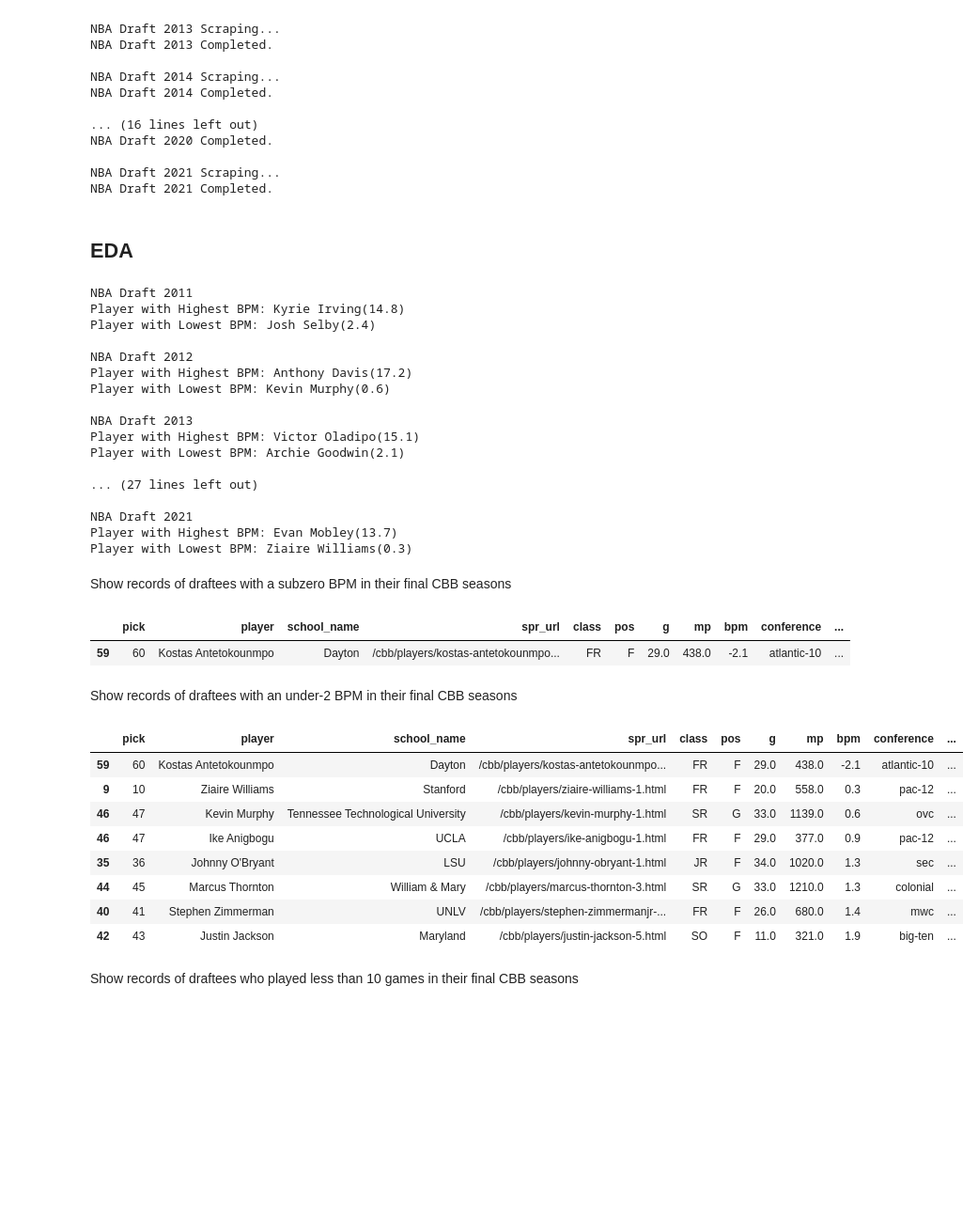
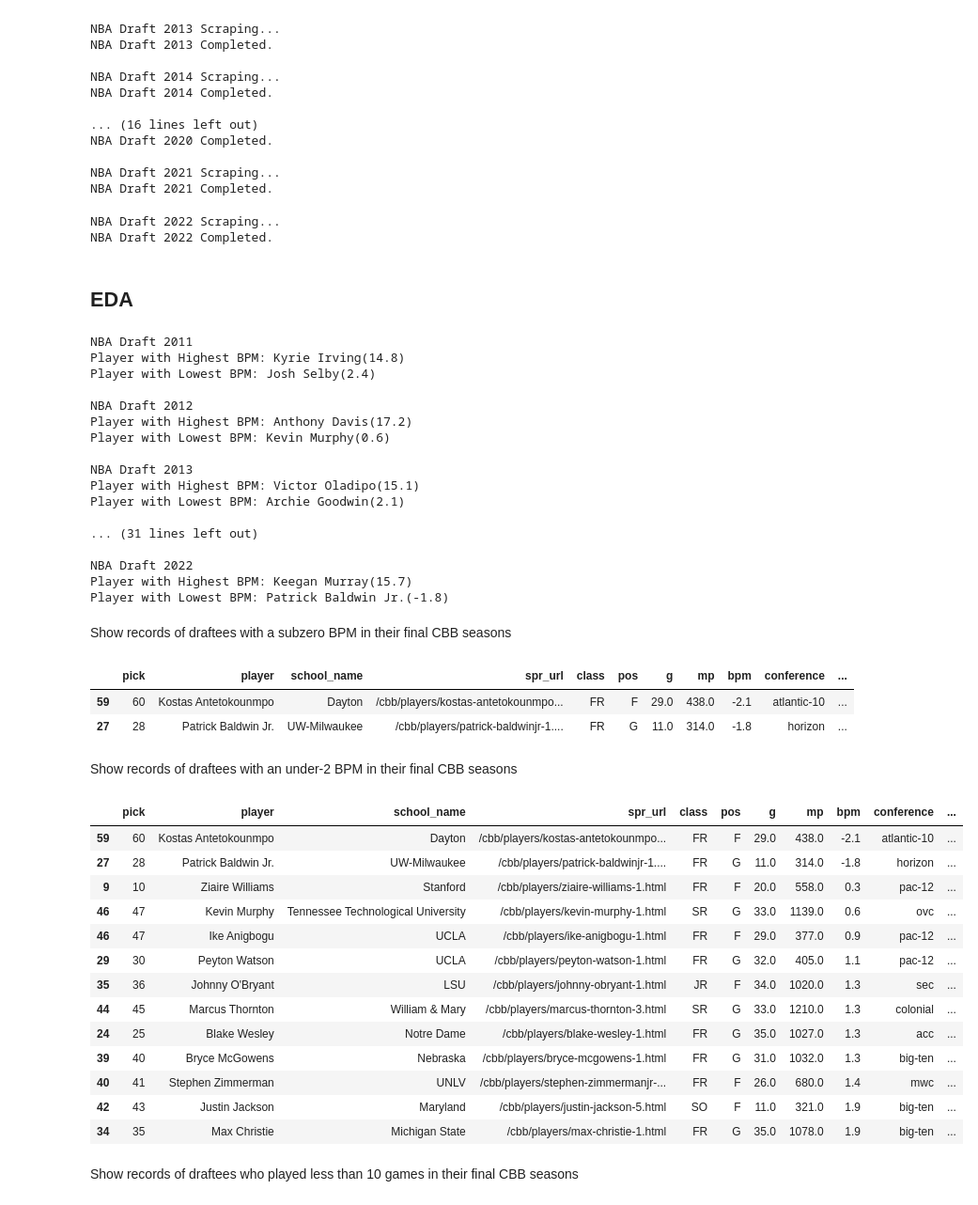
Before and after one commit to xulianrenzoku/cbb_china_players, a Jupyter notebook: nba_draft_bpm_lookup.ipynb, the cells around one changed output. Shown at 94% size. Drawn from its saved outputs; the diff is of its cells as text; code cells hidden in the pictures; blank space fills up the shorter version.

Commit message:
Update 2022 draft

```diff
--- a/nba_draft_bpm_lookup.ipynb
+++ b/nba_draft_bpm_lookup.ipynb
@@ -105,11 +105,17 @@ NBA Draft 2020 Completed.
 
 NBA Draft 2021 Scraping...
 NBA Draft 2021 Completed.
+# %%
+year = 2022
+get_draft_info(year).to_csv(f'nba_draft_year_bpm/{year}.csv', index=False)
+# %% [output]
+NBA Draft 2022 Scraping...
+NBA Draft 2022 Completed.
 # %% [markdown]
 ## EDA
 # %%
 draftee_dict = {}
-for year in range(2011, 2022):
+for year in range(2011, 2023):
     draftee_df = pd.read_csv(f'nba_draft_year_bpm/{year}.csv')
     draftee_df['year'] = year
     print(f'NBA Draft {year}')
@@ -132,34 +138,40 @@ NBA Draft 2013
 Player with Highest BPM: Victor Oladipo(15.1)
 Player with Lowest BPM: Archie Goodwin(2.1)
 
-... (27 lines left out)
+... (31 lines left out)
 
-NBA Draft 2021
-Player with Highest BPM: Evan Mobley(13.7)
-Player with Lowest BPM: Ziaire Williams(0.3)
+NBA Draft 2022
+Player with Highest BPM: Keegan Murray(15.7)
+Player with Lowest BPM: Patrick Baldwin Jr.(-1.8)
 # %% [markdown]
 Show records of draftees with a subzero BPM in their final CBB seasons
 # %%
-draft_records = pd.concat([draftee_dict[year] for year in range(2011, 2022)])
+draft_records = pd.concat([draftee_dict[year] for year in range(2011, 2023)])
 draft_records[draft_records['bpm'] < 0]
 # %% [output]
 |  | pick | player | school_name | spr_url | class | pos | g | mp | bpm | conference | ... |
 | 59 | 60 | Kostas Antetokounmpo | Dayton | /cbb/players/kostas-antetokounmpo... | FR | F | 29.0 | 438.0 | -2.1 | atlantic-10 | ... |
+| 27 | 28 | Patrick Baldwin Jr. | UW-Milwaukee | /cbb/players/patrick-baldwinjr-1.... | FR | G | 11.0 | 314.0 | -1.8 | horizon | ... |
 # %% [markdown]
 Show records of draftees with an under-2 BPM in their final CBB seasons
 # %%
-draft_records = pd.concat([draftee_dict[year] for year in range(2011, 2022)])
+draft_records = pd.concat([draftee_dict[year] for year in range(2011, 2023)])
 draft_records[draft_records['bpm'] < 2].sort_values('bpm')
 # %% [output]
 |  | pick | player | school_name | spr_url | class | pos | g | mp | bpm | conference | ... |
 | 59 | 60 | Kostas Antetokounmpo | Dayton | /cbb/players/kostas-antetokounmpo... | FR | F | 29.0 | 438.0 | -2.1 | atlantic-10 | ... |
+| 27 | 28 | Patrick Baldwin Jr. | UW-Milwaukee | /cbb/players/patrick-baldwinjr-1.... | FR | G | 11.0 | 314.0 | -1.8 | horizon | ... |
 | 9 | 10 | Ziaire Williams | Stanford | /cbb/players/ziaire-williams-1.html | FR | F | 20.0 | 558.0 | 0.3 | pac-12 | ... |
 | 46 | 47 | Kevin Murphy | Tennessee Technological University | /cbb/players/kevin-murphy-1.html | SR | G | 33.0 | 1139.0 | 0.6 | ovc | ... |
 | 46 | 47 | Ike Anigbogu | UCLA | /cbb/players/ike-anigbogu-1.html | FR | F | 29.0 | 377.0 | 0.9 | pac-12 | ... |
+| 29 | 30 | Peyton Watson | UCLA | /cbb/players/peyton-watson-1.html | FR | G | 32.0 | 405.0 | 1.1 | pac-12 | ... |
 | 35 | 36 | Johnny O'Bryant | LSU | /cbb/players/johnny-obryant-1.html | JR | F | 34.0 | 1020.0 | 1.3 | sec | ... |
 | 44 | 45 | Marcus Thornton | William & Mary | /cbb/players/marcus-thornton-3.html | SR | G | 33.0 | 1210.0 | 1.3 | colonial | ... |
+| 24 | 25 | Blake Wesley | Notre Dame | /cbb/players/blake-wesley-1.html | FR | G | 35.0 | 1027.0 | 1.3 | acc | ... |
+| 39 | 40 | Bryce McGowens | Nebraska | /cbb/players/bryce-mcgowens-1.html | FR | G | 31.0 | 1032.0 | 1.3 | big-ten | ... |
 | 40 | 41 | Stephen Zimmerman | UNLV | /cbb/players/stephen-zimmermanjr-... | FR | F | 26.0 | 680.0 | 1.4 | mwc | ... |
 | 42 | 43 | Justin Jackson | Maryland | /cbb/players/justin-jackson-5.html | SO | F | 11.0 | 321.0 | 1.9 | big-ten | ... |
+| 34 | 35 | Max Christie | Michigan State | /cbb/players/max-christie-1.html | FR | G | 35.0 | 1078.0 | 1.9 | big-ten | ... |
 # %% [markdown]
 Show records of draftees who played less than 10 games in their final CBB seasons
 # %%
```
Also changed, not shown: parts of 5 cells of this notebook.
